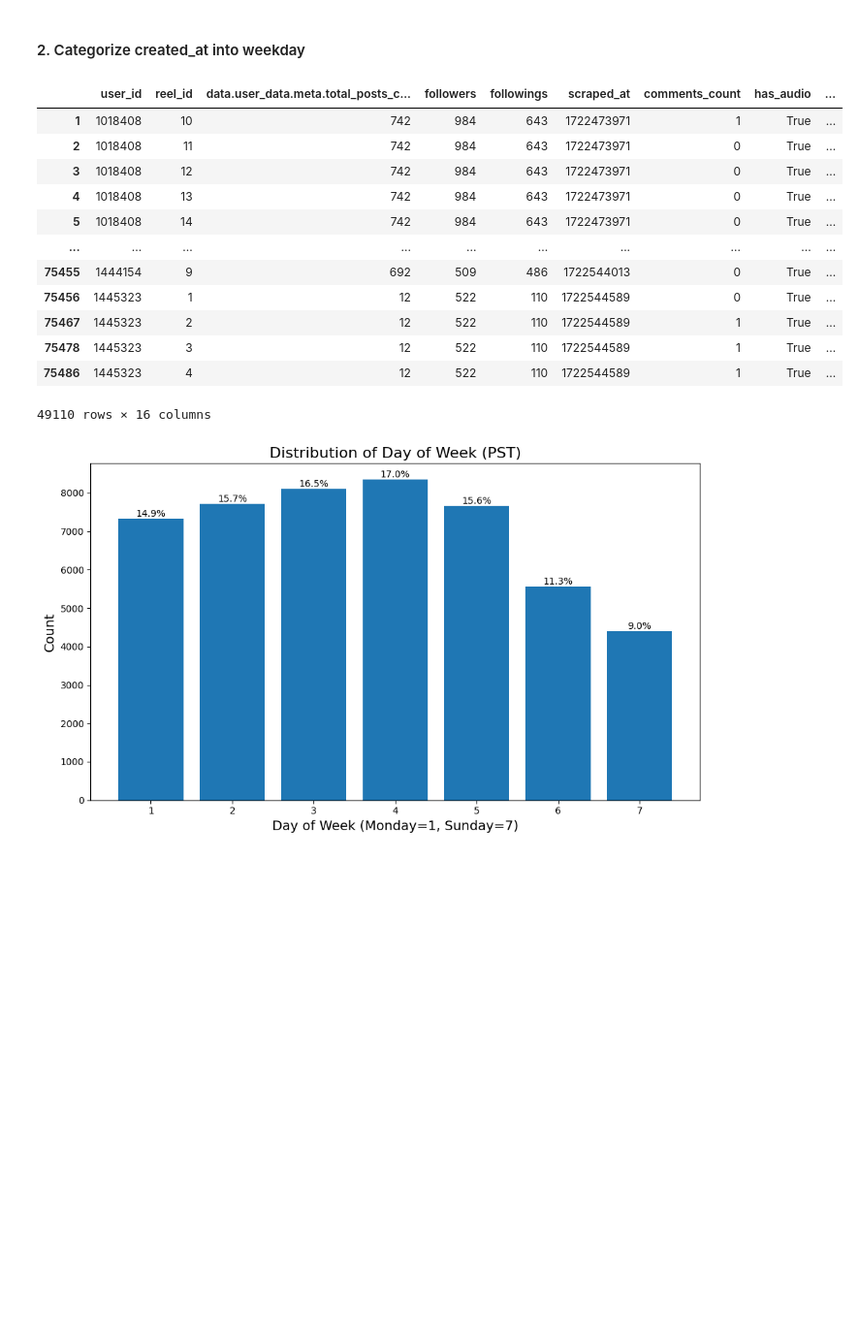
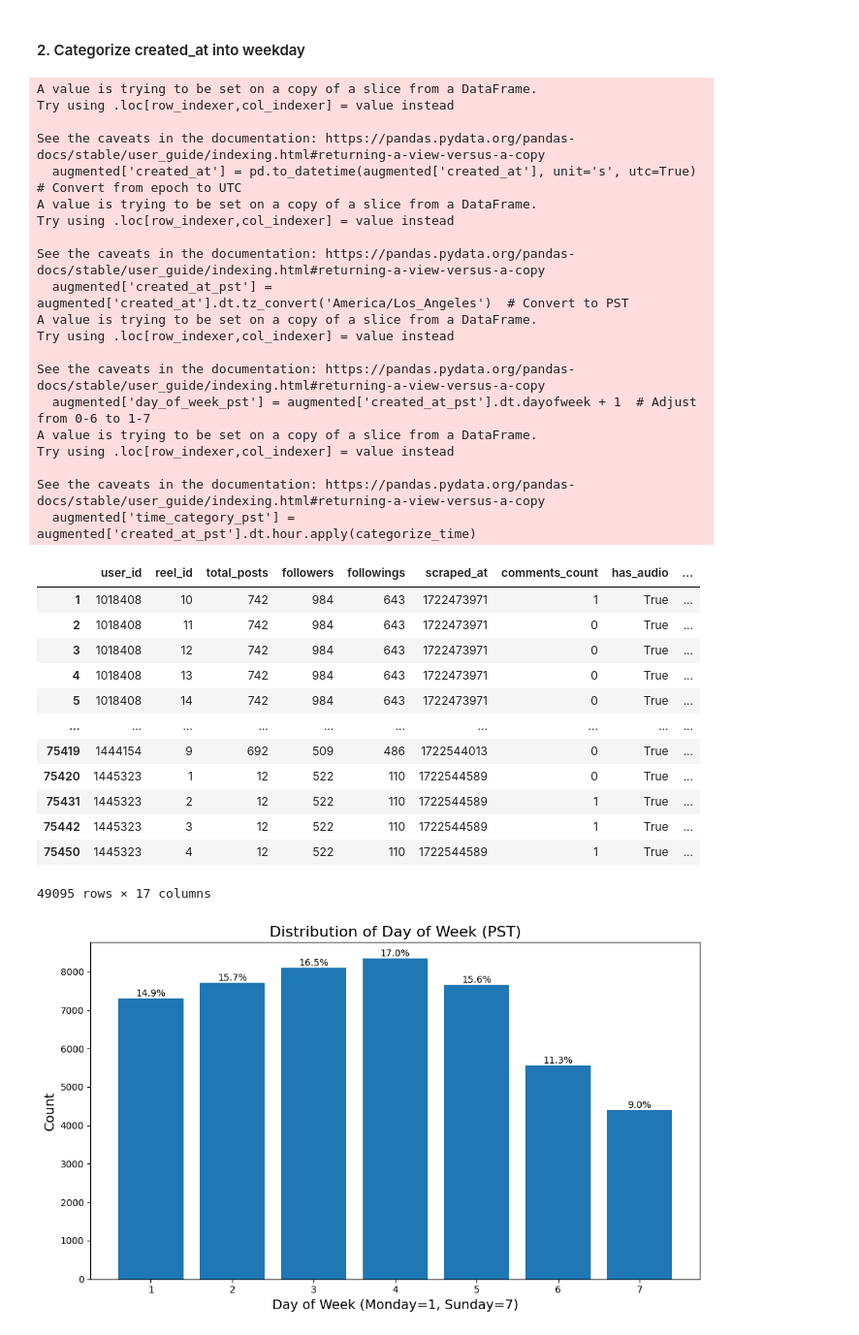
Before and after one commit to Mirrien-Liang/posting-time-impact-analysis, a Jupyter notebook: notebooks/data_cleaning.ipynb, the cells around one changed output. Shown at 97% size. Saved outputs shown, nothing was run; the diff lists cells and outputs as text; code cells hidden in the pictures; blank space fills up the shorter version.

```diff
--- a/notebooks/data_cleaning.ipynb
+++ b/notebooks/data_cleaning.ipynb
@@ -253,10 +256,13 @@ summarize_dataframe(transformed)
 ### Filter and Handle NAs
 # %%
 # Drop rows with N/A created_at timestamp
-cleaned_data = transformed.dropna(subset=["created_at"])
+cleaned = transformed.dropna(subset=["created_at"])
 
 # Drop rows with comment disabled and remove this unary column
-cleaned_data = cleaned_data[cleaned_data["comments_disabled"] == False].drop(columns=["comments_disabled"])
+cleaned = cleaned[cleaned["comments_disabled"] == False].drop(columns=["comments_disabled"])
+
+# Drop rows with video duration < 1 or is NA
+cleaned = cleaned[(cleaned["video_duration"] >= 1) | (cleaned["video_duration"].isna())]
 
 # Impute NAs in has_audio as True?
 # cleaned_data["has_audio"] = cleaned_data["has_audio"].fillna(True)
@@ -266,6 +272,6 @@ cleaned_data = cleaned_data[cleaned_data["comments_disabled"] == False].drop(col
 # Impute NAs in video_view_count with the average ratio of video_view_count to like_count?
 
 # Preview
-summarize_dataframe(cleaned_data)
+summarize_dataframe(cleaned)
 # %% [output]
 |  | Column | Data Type | NA % | Unique Values | Mean | Median | Min | Max | Range | ... |
@@ -286,7 +292,8 @@ summarize_dataframe(cleaned_data)
 
 #### 1. Time elapsed from posted time to scraped time (in seconds)
 # %%
-cleaned_data["time_elapsed"] = (cleaned_data["scraped_at"] - cleaned_data["created_at"])
-summarize_dataframe(cleaned_data[["time_elapsed"]])
+augmented = cleaned.copy()
+augmented["time_elapsed"] = (augmented["scraped_at"] - augmented["created_at"])
+summarize_dataframe(augmented[["time_elapsed"]])
 # %% [output]
 |  | Column | Data Type | NA % | Unique Values | Mean | Median | Min | Max | Range | ... |
@@ -305,11 +312,11 @@ labels = [
 ]
 
 # Create a new column for bins
-cleaned_data['time_category'] = pd.cut(cleaned_data['time_elapsed'], bins=bins, labels=labels, right=False)
+augmented['time_category'] = pd.cut(augmented['time_elapsed'], bins=bins, labels=labels, right=False)
 
 # Calculate distribution and percentages
-distribution = cleaned_data['time_category'].value_counts().sort_index()
-percentages = (distribution / len(cleaned_data)) * 100
+distribution = augmented['time_category'].value_counts().sort_index()
+percentages = (distribution / len(augmented)) * 100
 
 # Plot histogram
 fig, ax = plt.subplots(figsize=(10, 6))
@@ -354,8 +361,8 @@ We assume that reels after 7 days are receiving negligible amount of engagement,
 
 A side note: is it more rational to make the engagement metric relative to the time elaspsed? For example, there's some scalar to be applied to reels posted within 1 day to predict what it would be like in the next week? Maybe not worth the time for just 3% of the data.
 # %%
-cleaned_data = cleaned_data[cleaned_data['time_elapsed'] >= 604800]
-cleaned_data.drop(columns=['time_category'], inplace=True)  # Remove intermediate column
-summarize_dataframe(cleaned_data)
+augmented = augmented[augmented['time_elapsed'] >= 604800]
+# augmented.drop(columns=['time_category'], inplace=True)  # Remove intermediate column
+summarize_dataframe(augmented)
 # %% [output]
 |  | Column | Data Type | NA % | Unique Values | Mean | Median | Min | Max | Range | ... |
@@ -379,38 +384,58 @@ summarize_dataframe(cleaned_data)
 #### 2. Categorize created_at into weekday
 # %%
 # Convert UTC epoch time to datetime and localize to PST
-cleaned_data['created_at'] = pd.to_datetime(cleaned_data['created_at'], unit='s', utc=True)  # Convert from epoch to UTC
-cleaned_data['created_at_pst'] = cleaned_data['created_at'].dt.tz_convert('America/Los_Angeles')  # Convert to PST
+augmented['created_at'] = pd.to_datetime(augmented['created_at'], unit='s', utc=True)  # Convert from epoch to UTC
+augmented['created_at_pst'] = augmented['created_at'].dt.tz_convert('America/Los_Angeles')  # Convert to PST
 
 # Create day_of_week column (Monday=1, ..., Sunday=7)
-cleaned_data['day_of_week_pst'] = cleaned_data['created_at_pst'].dt.dayofweek + 1  # Adjust from 0-6 to 1-7
+augmented['day_of_week_pst'] = augmented['created_at_pst'].dt.dayofweek + 1  # Adjust from 0-6 to 1-7
 
 # Define time categories in PST
-def categorize_time(hour):
+def categorize_time(hour: int) -> str:
     if 5 <= hour < 12:  # Morning: 5:00 AM to 11:59 AM
         return 'Morning'
     elif 12 <= hour < 17:  # Afternoon: 12:00 PM to 4:59 PM
         return 'Afternoon'
     elif 17 <= hour <= 23:  # Evening: 5:00 PM to 11:59 PM
         return 'Evening'
     else:  # Night: 12:00 AM to 4:59 AM
         return 'Night'
 
-cleaned_data['time_category_pst'] = cleaned_data['created_at_pst'].dt.hour.apply(categorize_time)
-cleaned_data
+augmented['time_category_pst'] = augmented['created_at_pst'].dt.hour.apply(categorize_time)
+augmented
 # %% [output]
+A value is trying to be set on a copy of a slice from a DataFrame.
+Try using .loc[row_indexer,col_indexer] = value instead
+
+See the caveats in the documentation: https://pandas.pydata.org/pandas-docs/stable/user_guide/indexing.html#returning-a-view-versus-a-copy
+  augmented['created_at'] = pd.to_datetime(augmented['created_at'], unit='s', utc=True)  # Convert from epoch to UTC
+A value is trying to be set on a copy of a slice from a DataFrame.
+Try using .loc[row_indexer,col_indexer] = value instead
+
+See the caveats in the documentation: https://pandas.pydata.org/pandas-docs/stable/user_guide/indexing.html#returning-a-view-versus-a-copy
+  augmented['created_at_pst'] = augmented['created_at'].dt.tz_convert('America/Los_Angeles')  # Convert to PST
+A value is trying to be set on a copy of a slice from a DataFrame.
+Try using .loc[row_indexer,col_indexer] = value instead
+
+See the caveats in the documentation: https://pandas.pydata.org/pandas-docs/stable/user_guide/indexing.html#returning-a-view-versus-a-copy
+  augmented['day_of_week_pst'] = augmented['created_at_pst'].dt.dayofweek + 1  # Adjust from 0-6 to 1-7
+A value is trying to be set on a copy of a slice from a DataFrame.
+Try using .loc[row_indexer,col_indexer] = value instead
+
+See the caveats in the documentation: https://pandas.pydata.org/pandas-docs/stable/user_guide/indexing.html#returning-a-view-versus-a-copy
+  augmented['time_category_pst'] = augmented['created_at_pst'].dt.hour.apply(categorize_time)
-|  | user_id | reel_id | data.user_data.meta.total_posts_c... | followers | followings | scraped_at | comments_count | has_audio | ... |
+|  | user_id | reel_id | total_posts | followers | followings | scraped_at | comments_count | has_audio | ... |
 | 1 | 1018408 | 10 | 742 | 984 | 643 | 1722473971 | 1 | True | ... |
 | 2 | 1018408 | 11 | 742 | 984 | 643 | 1722473971 | 0 | True | ... |
 | 3 | 1018408 | 12 | 742 | 984 | 643 | 1722473971 | 0 | True | ... |
 | 4 | 1018408 | 13 | 742 | 984 | 643 | 1722473971 | 0 | True | ... |
 | 5 | 1018408 | 14 | 742 | 984 | 643 | 1722473971 | 0 | True | ... |
 | ... | ... | ... | ... | ... | ... | ... | ... | ... | ... |
-| 75455 | 1444154 | 9 | 692 | 509 | 486 | 1722544013 | 0 | True | ... |
-| 75456 | 1445323 | 1 | 12 | 522 | 110 | 1722544589 | 0 | True | ... |
-| 75467 | 1445323 | 2 | 12 | 522 | 110 | 1722544589 | 1 | True | ... |
-| 75478 | 1445323 | 3 | 12 | 522 | 110 | 1722544589 | 1 | True | ... |
-| 75486 | 1445323 | 4 | 12 | 522 | 110 | 1722544589 | 1 | True | ... |
+| 75419 | 1444154 | 9 | 692 | 509 | 486 | 1722544013 | 0 | True | ... |
+| 75420 | 1445323 | 1 | 12 | 522 | 110 | 1722544589 | 0 | True | ... |
+| 75431 | 1445323 | 2 | 12 | 522 | 110 | 1722544589 | 1 | True | ... |
+| 75442 | 1445323 | 3 | 12 | 522 | 110 | 1722544589 | 1 | True | ... |
+| 75450 | 1445323 | 4 | 12 | 522 | 110 | 1722544589 | 1 | True | ... |
-49110 rows × 16 columns
+49095 rows × 17 columns
 # %%
 # Plot distribution of `day_of_week_pst`
```
Also changed, not shown: parts of 12 cells of this notebook.
